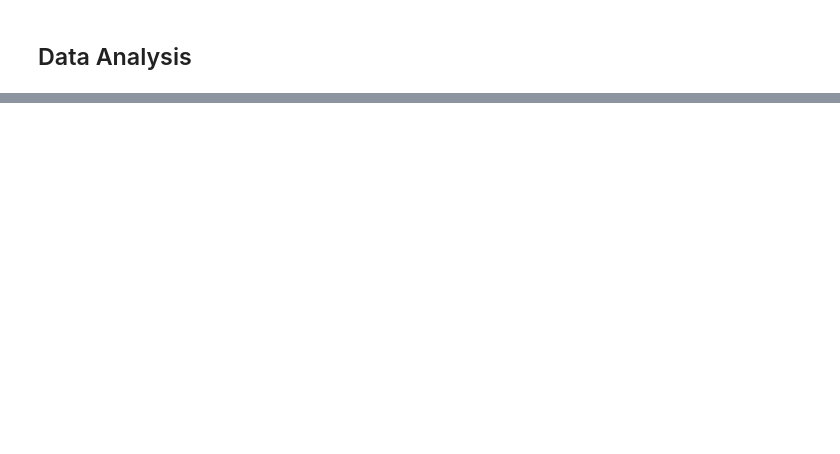
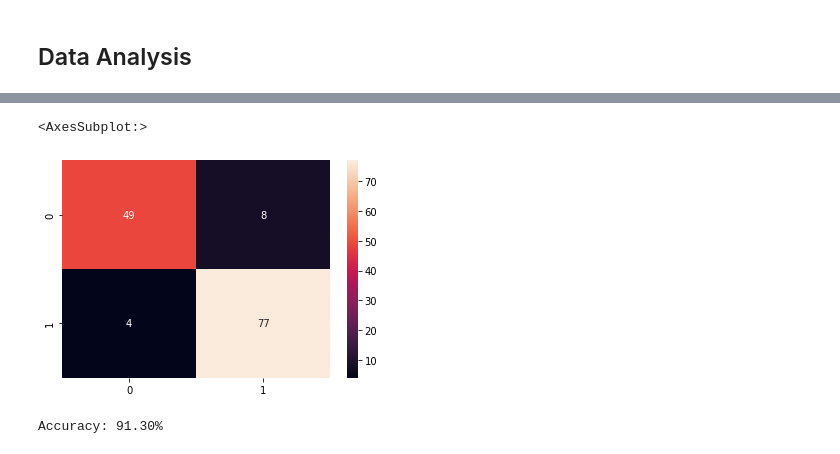
Before and after one commit to yongleyuan/ece539-project, a Jupyter notebook: main.ipynb, the cells around one changed output, grey strips where cells are left out. Drawn from its saved outputs; the diff is of its cells as text; code cells hidden in the pictures; blank space fills up the shorter version.

```diff
--- a/main.ipynb
+++ b/main.ipynb
@@ -96,0 +155,14 @@ array([0.93333333, 0.96666667, 1.        , 1.        , 0.96551724])
+# %%
+# Change labels to one hot
+y_train = tf.keras.utils.to_categorical(y_train)
+y_val = tf.keras.utils.to_categorical(y_val)
+y_test = tf.keras.utils.to_categorical(y_test)
+# %%
+model = tf.keras.models.Sequential([
+    tf.keras.layers.Dense(64, input_dim=X_train.shape[1], activation='relu'),
+    tf.keras.layers.Dense(64, activation='relu'),
+    tf.keras.layers.Dense(32, activation='relu'),
+    tf.keras.layers.Dense(2, activation='softmax'),
+])
+model.compile(loss='binary_crossentropy', optimizer='adam', metrics=['accuracy'])
+model.summary()
@@ -96,0 +189,3 @@ array([0.93333333, 0.96666667, 1.        , 1.        , 0.96551724])
+# %%
+callback = tf.keras.callbacks.EarlyStopping(monitor='loss', patience=10)
+history = model.fit(X_train, y_train, validation_data=(X_val, y_val), epochs=200, batch_size=16)
@@ -96,0 +212,13 @@ array([0.93333333, 0.96666667, 1.        , 1.        , 0.96551724])
+# %%
+y_pred = model.predict(X_test)
+y_pred = np.argmax(y_pred, axis = -1)
+y_pred = tf.keras.utils.to_categorical(y_pred)
+Cmat = confusion_matrix(y_test.argmax(axis=-1),y_pred.argmax(axis=-1))
+sn.heatmap(Cmat, annot=True)
+# %% [output]
+<AxesSubplot:>
+[figure, added]
+# %%
+print('Accuracy: %2.2f' % ((Cmat[0,0]+Cmat[1,1])/np.sum(Cmat)*100) + '%')
+# %% [output]
+Accuracy: 91.30%
```
Also changed, not shown: parts of 24 cells of this notebook.
